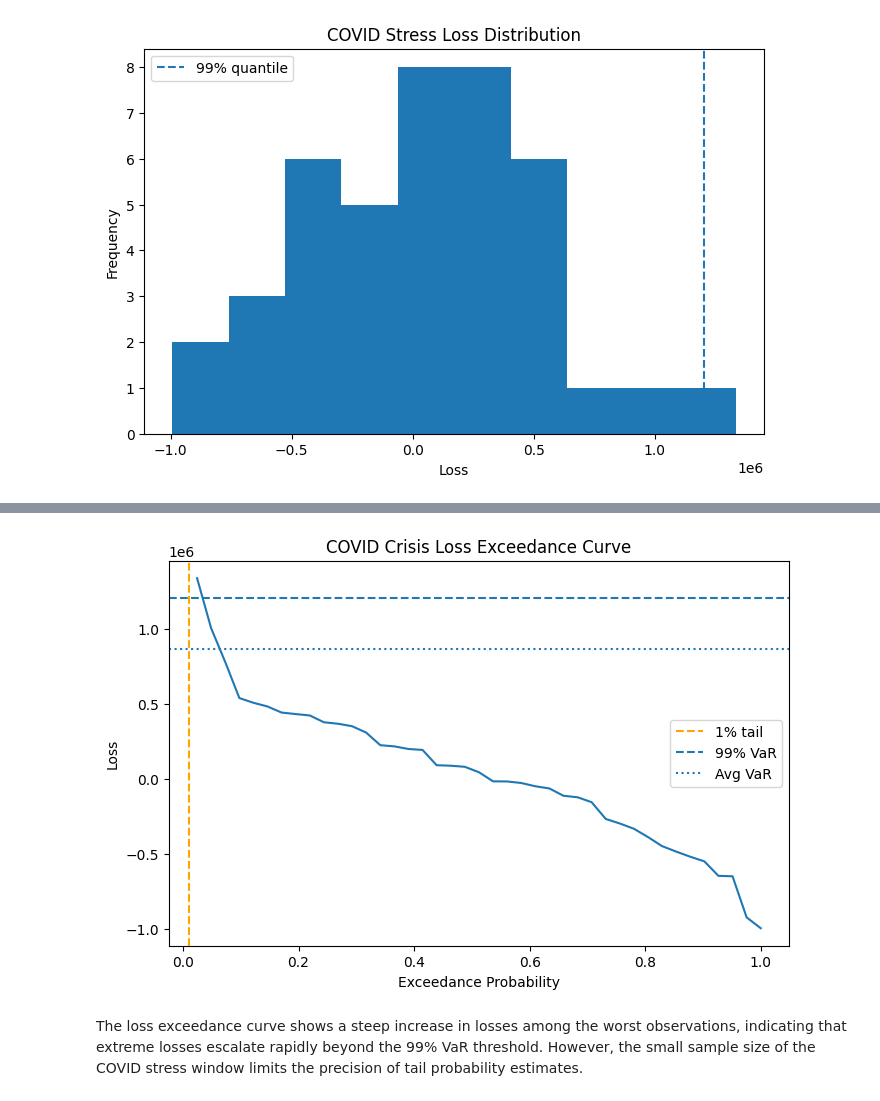
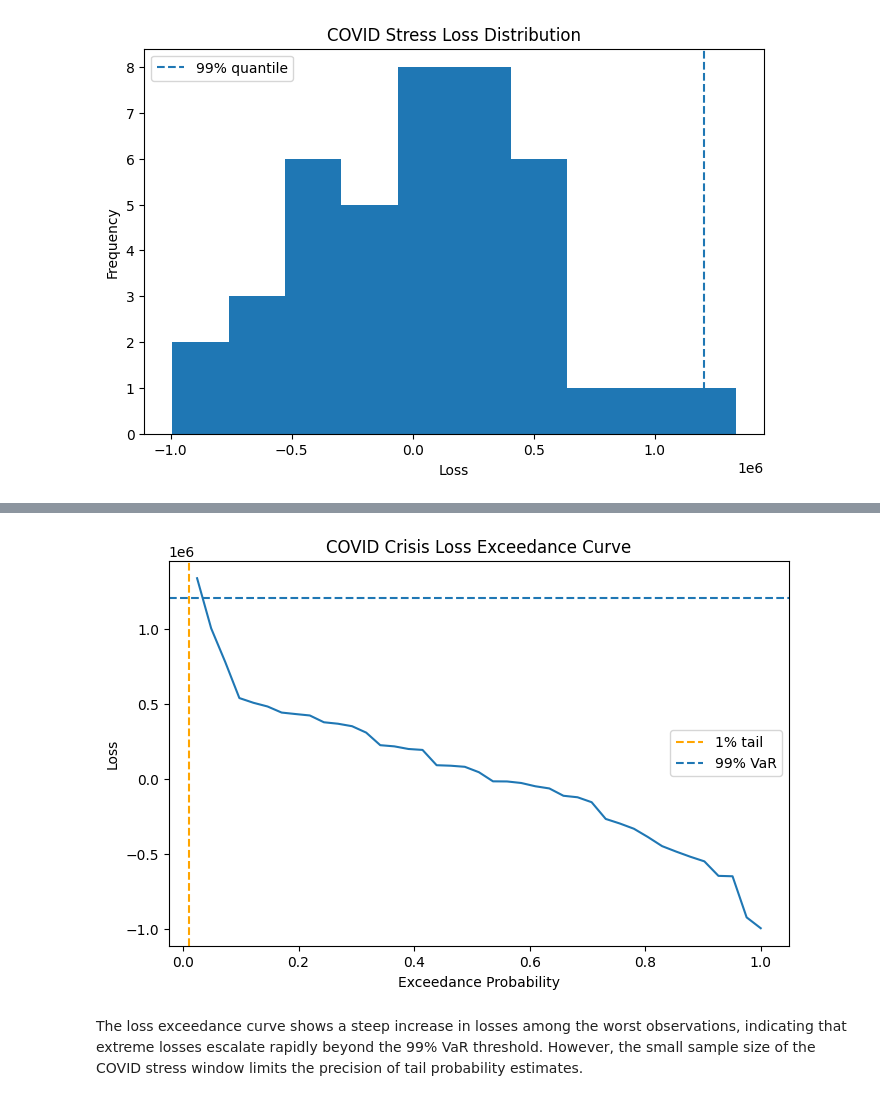
Before and after one commit to thomashjs/risk-capital-engine, a Jupyter notebook: notebooks/stress_testing.ipynb, the cells around one changed output, grey strips where cells are left out. Drawn from its saved outputs; the diff is of its cells as text; code cells hidden in the pictures.

```diff
--- a/notebooks/stress_testing.ipynb
+++ b/notebooks/stress_testing.ipynb
@@ -173,26 +213,25 @@ Worst loss / VaR: 1.55
 # %%
 # Loss exceedance curve (tail plot)
 
 sorted_losses = covid_losses.sort_values(ascending=False).reset_index(drop=True)
 
 exceedance_prob = (sorted_losses.index + 1) / len(sorted_losses)
 
 plt.figure(figsize=(8,5))
 
 plt.plot(exceedance_prob, sorted_losses)
 
 plt.axvline(0.01, linestyle="--", label="1% tail", color="orange")
 plt.axhline(covid_tail, linestyle="--", label="99% VaR")
-plt.axhline(covid_var["VaR"].mean(), linestyle=":", label="Avg VaR")
 
 plt.xlabel("Exceedance Probability")
 plt.ylabel("Loss")
 plt.title("COVID Crisis Loss Exceedance Curve")
 
 plt.legend()
 
 plt.show()
 # %% [output]
-[figure, old version]
+[figure, new version]
 # %% [markdown]
 The loss exceedance curve shows a steep increase in losses among the worst observations, indicating that extreme losses escalate rapidly beyond the 99% VaR threshold. However, the small sample size of the COVID stress window limits the precision of tail probability estimates.
```
Also changed, not shown: parts of 12 cells of this notebook.
